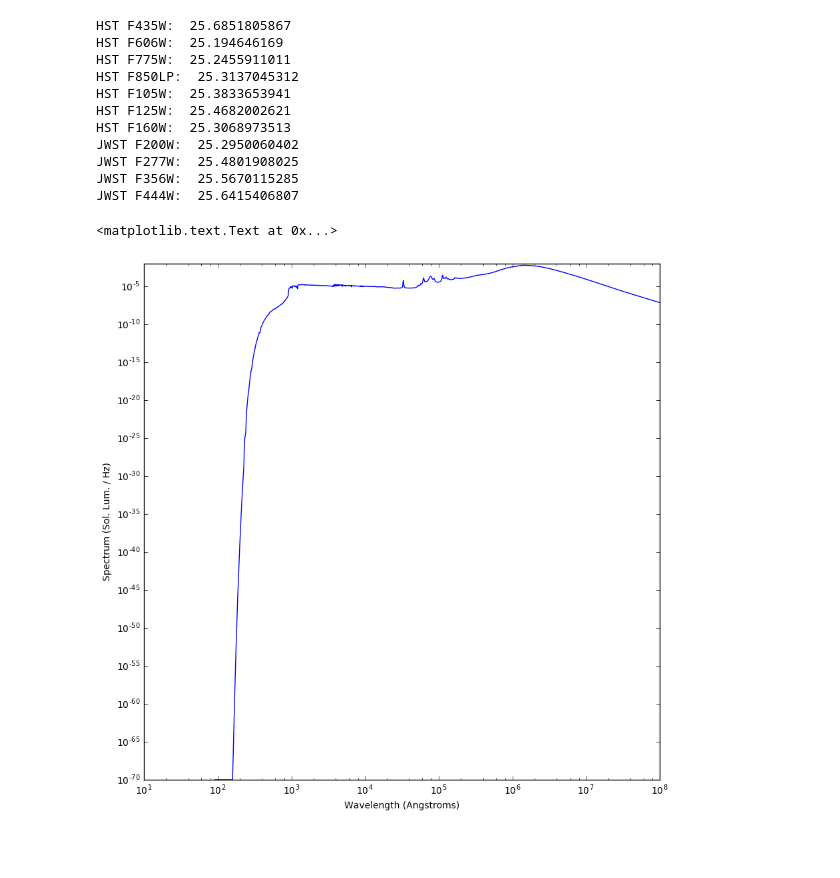
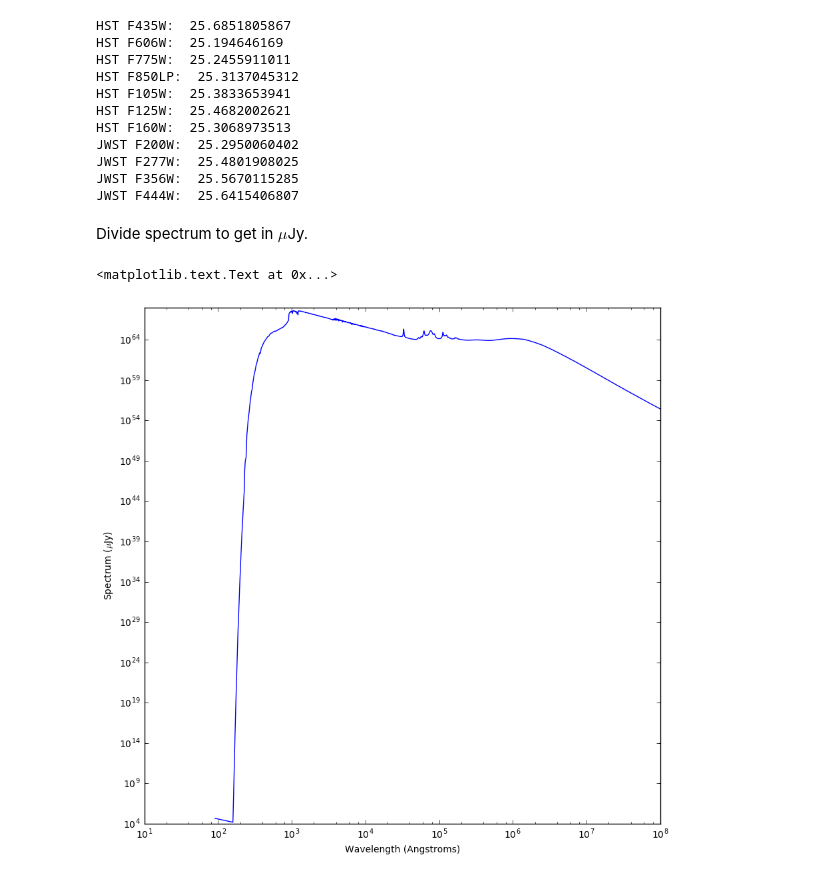
Before and after one commit to sararosecran/radiative_processes, a Jupyter notebook: final_project.ipynb, the cells around one changed output. Drawn from its saved outputs; the diff is of its cells as text; code cells hidden in the pictures; blank space fills up the shorter version.

Commit message:
SED in microJy

```diff
--- a/final_project.ipynb
+++ b/final_project.ipynb
@@ -55,10 +58,20 @@ wave, spec = sp.get_spectrum(zmet = 1., tage = 0.5)
+# %% [markdown]
+Divide spectrum to get in $\mu$Jy.
+# %%
+spec = spec * (3.828E26) # convert solar luminosity to W
+# %%
+spec = spec / (wave_m**2) # divide by wavelength in meters ^2
+# %%
+spec = spec / (1.0E-26) # 1 Jy = 10^-26 W/Hz/m^2
+# %%
+spec = spec / (1.0E-6) # convert to microJy
 # %%
 fig = plt.figure(figsize=[10,10])
 plt.plot(wave, spec)
 plt.xscale('log')
 plt.yscale('log')
 plt.xlabel('Wavelength (Angstroms)')
-plt.ylabel('Spectrum (Sol. Lum. / Hz)')
+plt.ylabel('Spectrum ($\mu$Jy)')
 # %% [output]
 <matplotlib.text.Text at 0x...>
-[figure, old version]
+[figure, new version]
```
Also changed, not shown: parts of 1 cell of this notebook.
